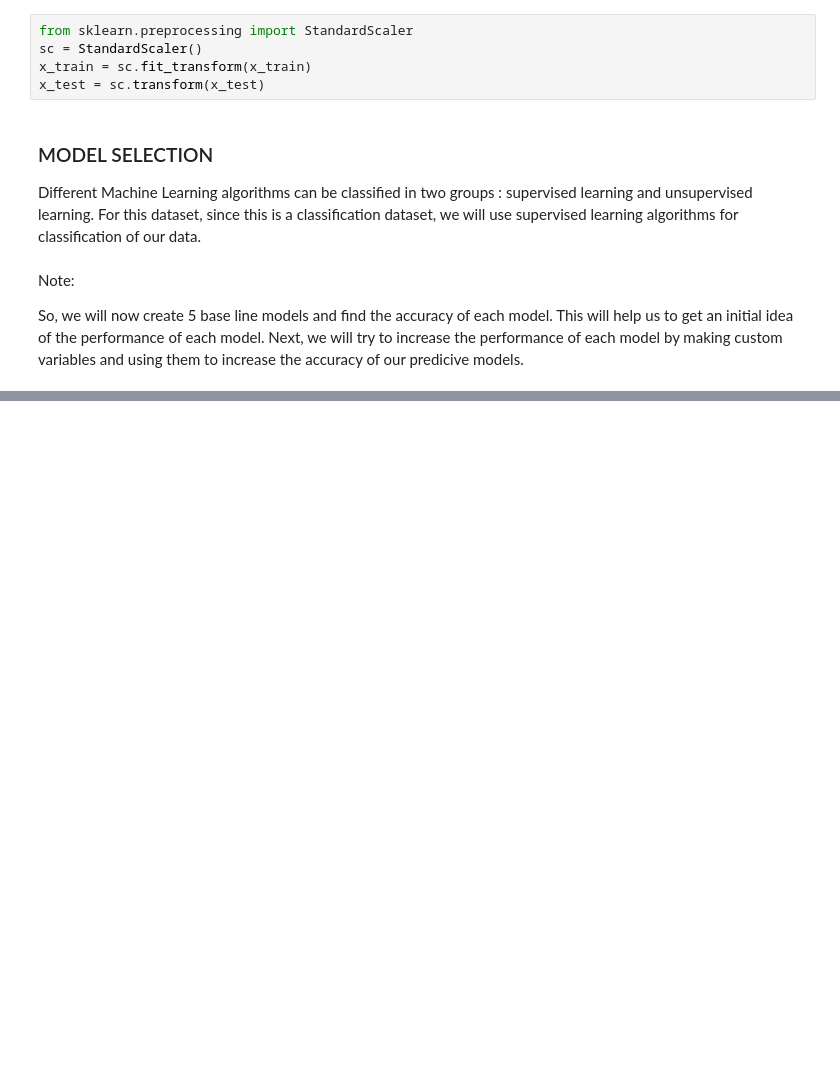
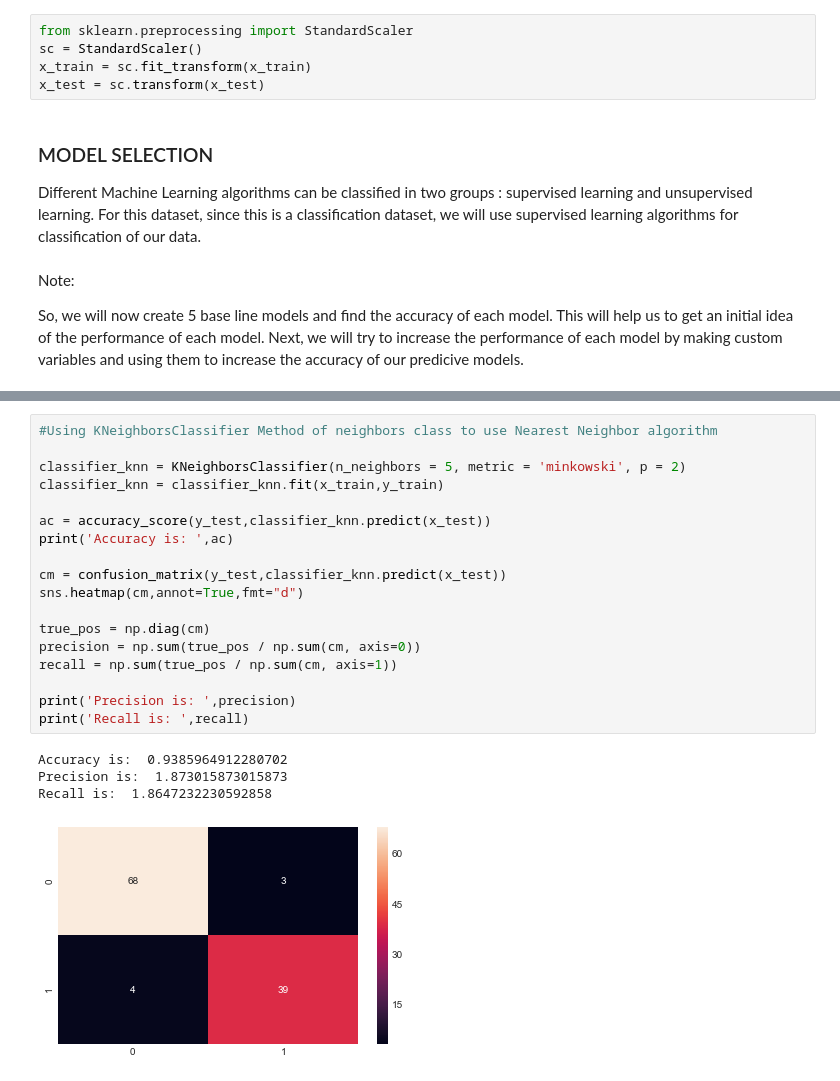
Before and after one commit to shubhramahey/Breast-Cancer-Analysis, a Jupyter notebook: Breast Cancer Analysis.ipynb, the cells around one changed output, grey strips where cells are left out. Drawn from its saved outputs; the diff is of its cells as text; blank space fills up the shorter version.

```diff
--- a/Breast Cancer Analysis.ipynb
+++ b/Breast Cancer Analysis.ipynb
@@ -709,0 +693,23 @@ Therefore, through linear regression model, the accuracy comes out to be 70%.
+# %%
+#Using KNeighborsClassifier Method of neighbors class to use Nearest Neighbor algorithm
+
+classifier_knn = KNeighborsClassifier(n_neighbors = 5, metric = 'minkowski', p = 2)
+classifier_knn = classifier_knn.fit(x_train,y_train)
+
+ac = accuracy_score(y_test,classifier_knn.predict(x_test))
+print('Accuracy is: ',ac)
+
+cm = confusion_matrix(y_test,classifier_knn.predict(x_test))
+sns.heatmap(cm,annot=True,fmt="d")
+
+true_pos = np.diag(cm)
+precision = np.sum(true_pos / np.sum(cm, axis=0))
+recall = np.sum(true_pos / np.sum(cm, axis=1))
+
+print('Precision is: ',precision)
+print('Recall is: ',recall)
+# %% [output]
+Accuracy is:  0.9385964912280702
+Precision is:  1.873015873015873
+Recall is:  1.8647232230592858
+[figure, added]
```
Also changed, not shown: parts of 34 cells of this notebook.
